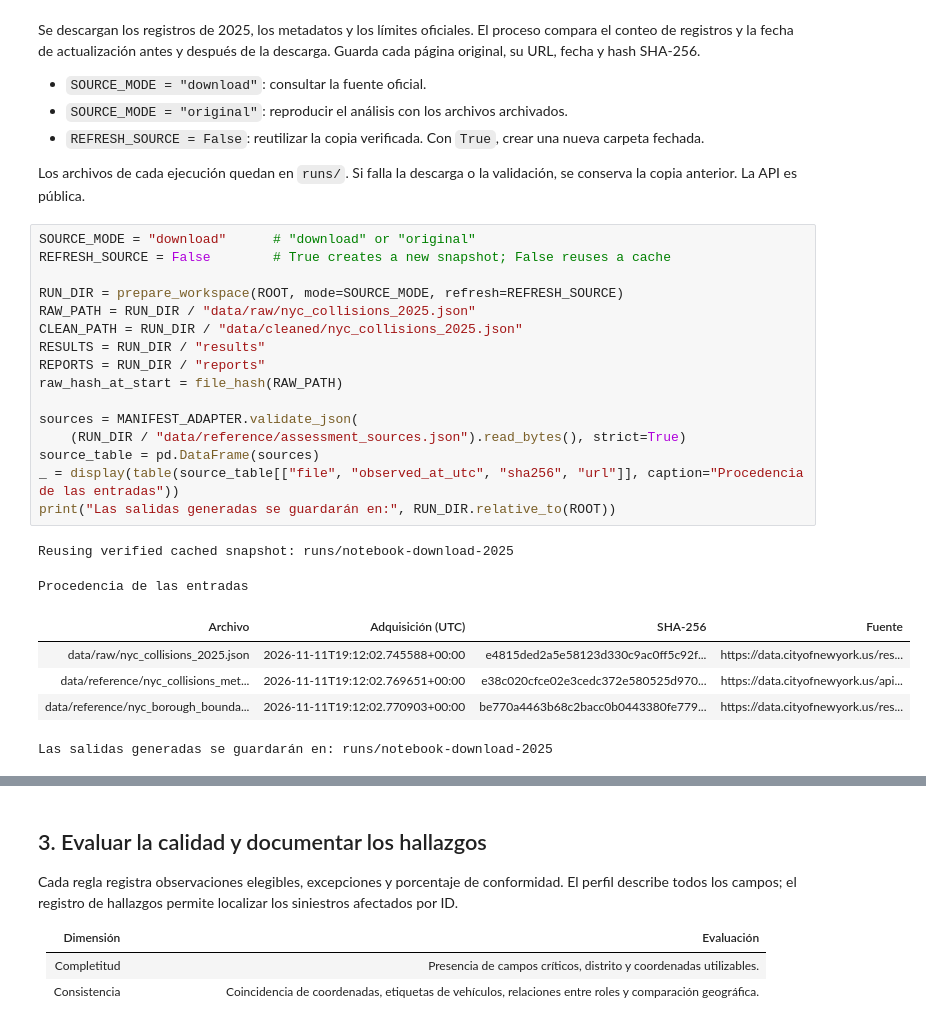
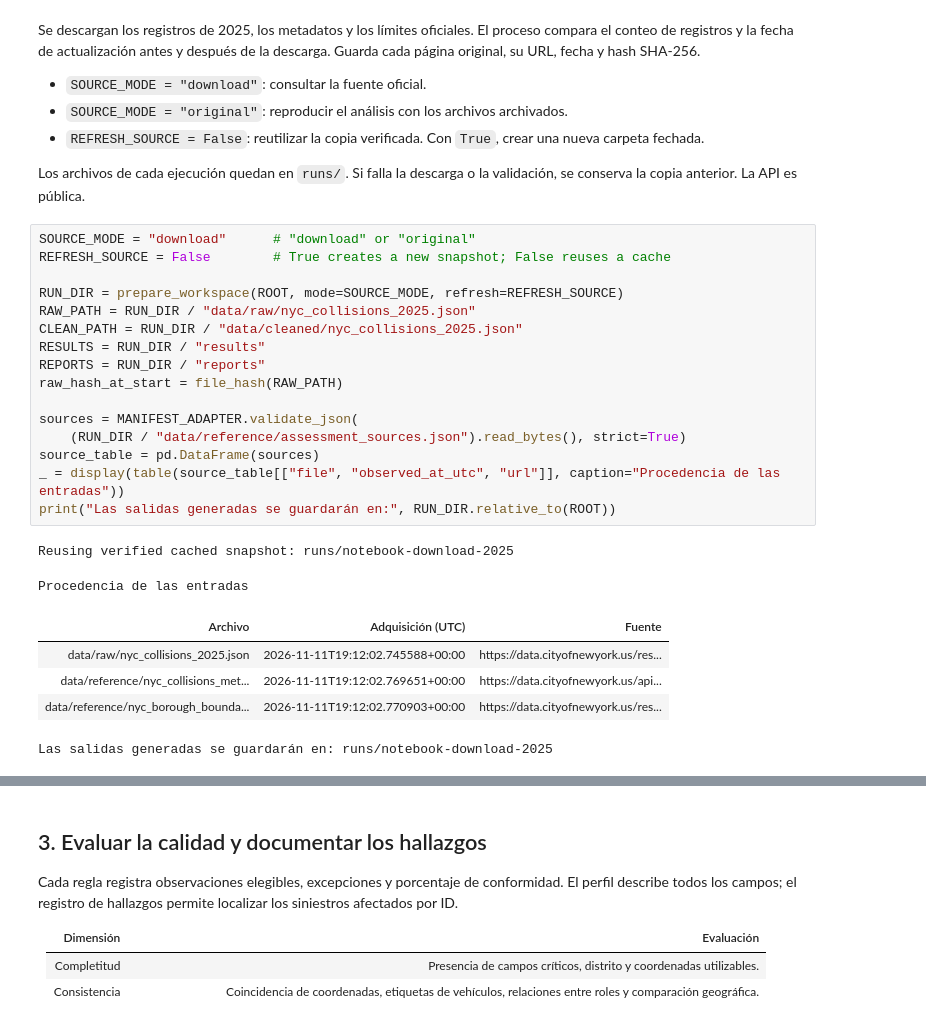
Before and after one commit to CrisRPia/nyc-collisions-data-quality, a Jupyter notebook: data_quality_project.ipynb, the cells around one changed output, grey strips where cells are left out. Drawn from its saved outputs; the diff is of its cells as text.

```diff
--- a/data_quality_project.ipynb
+++ b/data_quality_project.ipynb
@@ -92,26 +92,26 @@ validación, se conserva la copia anterior. La API es pública.
 # %%
 SOURCE_MODE = "download"      # "download" or "original"
 REFRESH_SOURCE = False        # True creates a new snapshot; False reuses a cache
 
 RUN_DIR = prepare_workspace(ROOT, mode=SOURCE_MODE, refresh=REFRESH_SOURCE)
 RAW_PATH = RUN_DIR / "data/raw/nyc_collisions_2025.json"
 CLEAN_PATH = RUN_DIR / "data/cleaned/nyc_collisions_2025.json"
 RESULTS = RUN_DIR / "results"
 REPORTS = RUN_DIR / "reports"
 raw_hash_at_start = file_hash(RAW_PATH)
 
 sources = MANIFEST_ADAPTER.validate_json(
     (RUN_DIR / "data/reference/assessment_sources.json").read_bytes(), strict=True)
 source_table = pd.DataFrame(sources)
-_ = display(table(source_table[["file", "observed_at_utc", "sha256", "url"]], caption="Procedencia de las entradas"))
+_ = display(table(source_table[["file", "observed_at_utc", "url"]], caption="Procedencia de las entradas"))
 print("Las salidas generadas se guardarán en:", RUN_DIR.relative_to(ROOT))
 # %% [output]
 Reusing verified cached snapshot: runs/notebook-download-2025
 Procedencia de las entradas
-| Archivo | Adquisición (UTC) | SHA-256 | Fuente |
-| data/raw/nyc_collisions_2025.json | 2026-11-11T19:12:02.745588+00:00 | e4815ded2a5e58123d330c9ac0ff5c92f... | https://data.cityofnewyork.us/res... |
-| data/reference/nyc_collisions_met... | 2026-11-11T19:12:02.769651+00:00 | e38c020cfce02e3cedc372e580525d970... | https://data.cityofnewyork.us/api... |
-| data/reference/nyc_borough_bounda... | 2026-11-11T19:12:02.770903+00:00 | be770a4463b68c2bacc0b0443380fe779... | https://data.cityofnewyork.us/res... |
+| Archivo | Adquisición (UTC) | Fuente |
+| data/raw/nyc_collisions_2025.json | 2026-11-11T19:12:02.745588+00:00 | https://data.cityofnewyork.us/res... |
+| data/reference/nyc_collisions_met... | 2026-11-11T19:12:02.769651+00:00 | https://data.cityofnewyork.us/api... |
+| data/reference/nyc_borough_bounda... | 2026-11-11T19:12:02.770903+00:00 | https://data.cityofnewyork.us/res... |
 Las salidas generadas se guardarán en: runs/notebook-download-2025
 # %%
 raw_rows = RAW_ROWS_ADAPTER.validate_json(RAW_PATH.read_bytes(), strict=True)
```
Also changed, not shown: parts of 16 cells of this notebook, 1 other file.
